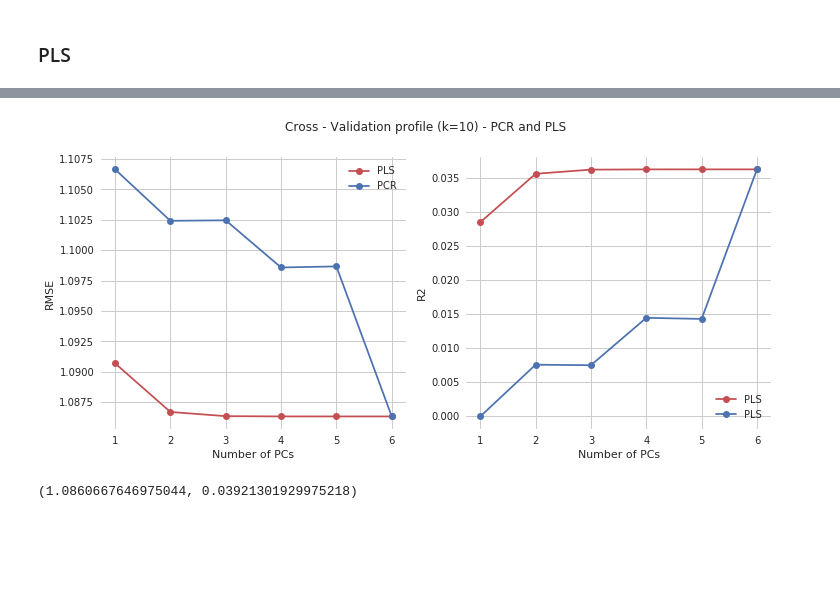
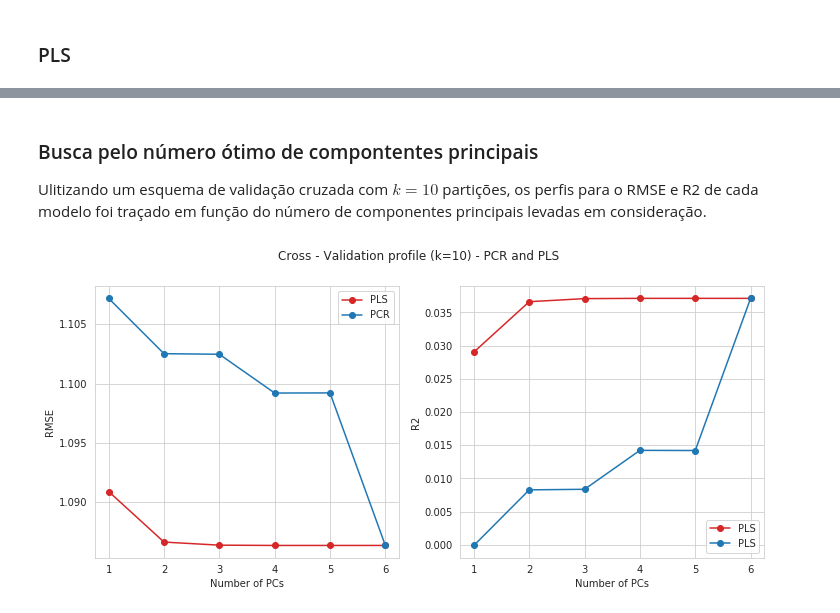
Before and after one commit to ezequiasjunior/ica2019.2, a Jupyter notebook: Homework02/regression_models_hw02.ipynb, the cells around one changed output, grey strips where cells are left out. Drawn from its saved outputs; the diff is of its cells as text; code cells hidden in the pictures; blank space fills up the shorter version.

```diff
--- a/Homework02/regression_models_hw02.ipynb
+++ b/Homework02/regression_models_hw02.ipynb
@@ -278,7 +275,11 @@ R2) obtained on the test set.
 # %%
-
-# Principal component analysis:
+# Principal component analysis of the training set:
 pca = PCA(n_components=6)
-pca.fit(mos_train)
-plt.plot(np.cumsum(pca.explained_variance_ratio_))
+pca.fit(mos_trainX)
+plt.figure()
+plt.title('Principal component analysis of the training set')
+plt.xlabel('nº of PCs')
+plt.ylabel('Cumulative expplained variance')
+plt.plot(np.arange(6)+1, np.cumsum(pca.explained_variance_ratio_), 'o-')
+plt.show()
 # %% [output]
@@ -307,50 +371,54 @@ np.sqrt(mean_squared_error(mos_Y.values, pls_Y)), r2_score(mos_Y.values, pls_Y)
+# %% [markdown]
+### Busca pelo número ótimo de compontentes principais
+
+Ulitizando um esquema de validação cruzada com $k=10$ partições, os perfis para o RMSE e R2 de cada modelo foi
+traçado em função do número de componentes principais levadas em consideração.
 # %%
-#
-PCs = np.arange(mos_train.shape[1])+1
+# Range of nº PCs:
+PCs = np.arange(mos_trainX.shape[1])+1
+# Variables for mean of CV metrics: PCR
 cv_rmsePCR = np.zeros(PCs.size)
 cv_r2PCR = np.zeros(PCs.size)
-#
+# PLS
 cv_rmsePLS = np.zeros(PCs.size)
 cv_r2PLS = np.zeros(PCs.size)
-#
+# Perform CV profile:
 for idx, val in enumerate(PCs):
     #CV PCR
+    # Build the model: nº Pcs = val
     pca = PCA(n_components=val)
-    pc_train_set = pca.fit_transform(mos_train.values)
+    # Transform the predictors:
+    pc_train_set = pca.fit_transform(mos_trainX.values)
     cv_pcr = linear_model.LinearRegression()
-    cv_r2PCR[idx] = cross_val_score(cv_pcr, pc_train_set, mos_Ytrain.values, cv=10).mean()
-    cv_pcr_rmse = cross_val_score(cv_pcr, pc_train_set, mos_Ytrain.values,
+     # Cross validation scheme: considering k=10
+    cv_r2PCR[idx] = cross_val_score(cv_pcr, pc_train_set, mos_trainY.values, cv=10).mean()
+    cv_pcr_rmse = cross_val_score(cv_pcr, pc_train_set, mos_trainY.values,
                                          scoring='neg_mean_squared_error', cv=10).mean()
     cv_rmsePCR[idx] = np.sqrt(-cv_pcr_rmse)
-
     # CV PLS
+    # Build the model: nº Pcs = val
     cv_pls = PLSRegression(n_components=val)
-    cv_r2PLS[idx] = cross_val_score(cv_pls, mos_train.values, mos_Ytrain.values, cv=10).mean()
-    cv_pls_rmse = cross_val_score(cv_pls, mos_train.values, mos_Ytrain.values,
+     # Cross validation scheme: considering k=10
+    cv_r2PLS[idx] = cross_val_score(cv_pls, mos_trainX.values, mos_trainY.values, cv=10).mean()
+    cv_pls_rmse = cross_val_score(cv_pls, mos_trainX.values, mos_trainY.values,
                                          scoring='neg_mean_squared_error', cv=10).mean()
     cv_rmsePLS[idx] = np.sqrt(-cv_pls_rmse)
 # %%
-# Process report:
+# Process report: plot cross-validation profile:
 fig, ax = plt.subplots(1, 2, figsize=(12,5))
 plt.suptitle('Cross - Validation profile (k=10) - PCR and PLS')
-ax[0].plot(PCs, cv_rmsePLS,'C2-o', label='PLS')
+ax[0].plot(PCs, cv_rmsePLS,'C3-o', label='PLS')
 ax[0].plot(PCs, cv_rmsePCR,'C0-o', label='PCR')
 ax[0].set_xlabel('Number of PCs')
 ax[0].set_ylabel('RMSE')
 ax[0].legend()
-ax[1].plot(PCs, cv_r2PLS,'C2-o', label='PLS')
+# ax[0].set_ylim([1.086, 1.09])
+ax[1].plot(PCs, cv_r2PLS,'C3-o', label='PLS')
 ax[1].plot(PCs, cv_r2PCR,'C0-o', label='PLS')
 ax[1].legend()
 ax[1].set_xlabel('Number of PCs')
 ax[1].set_ylabel('R2')
 plt.show()
+fig.savefig('hw02-figs/CV_pcr-pls.pdf')
 # %% [output]
-[figure, old version]
+[figure, new version]
-# %%
-# Report the accuracy (RMSE and R2) obtained on the test set. using PLS nº PCs = 4
-pls = PLSRegression(n_components=4)
-pls.fit(mos_train.values, mos_Ytrain.values)
-pls_Y = pls.predict(mos_X.values)
-np.sqrt(mean_squared_error(mos_Y.values, pls_Y)), r2_score(mos_Y.values, pls_Y)
-# %% [output]
-(1.0860667646975044, 0.03921301929975218)
```
Also changed, not shown: parts of 27 cells of this notebook, 36 other files.
